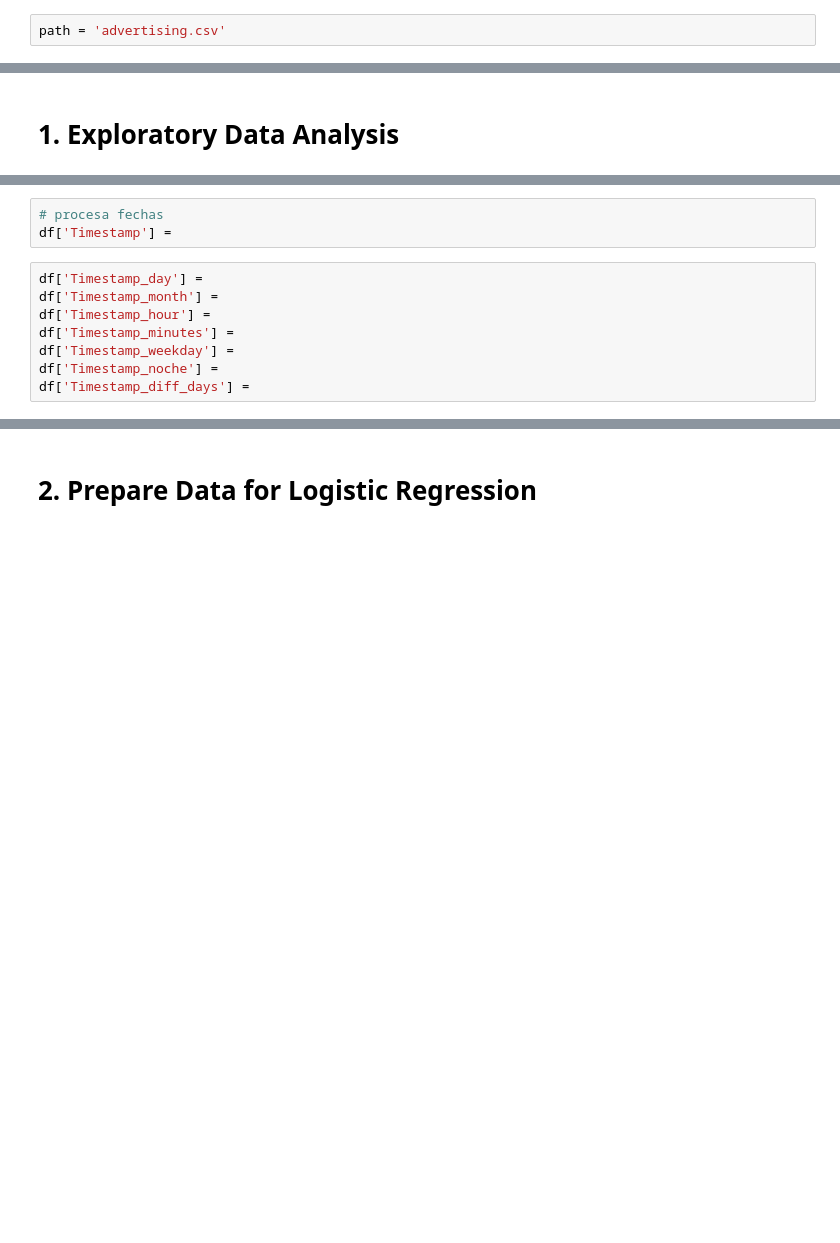
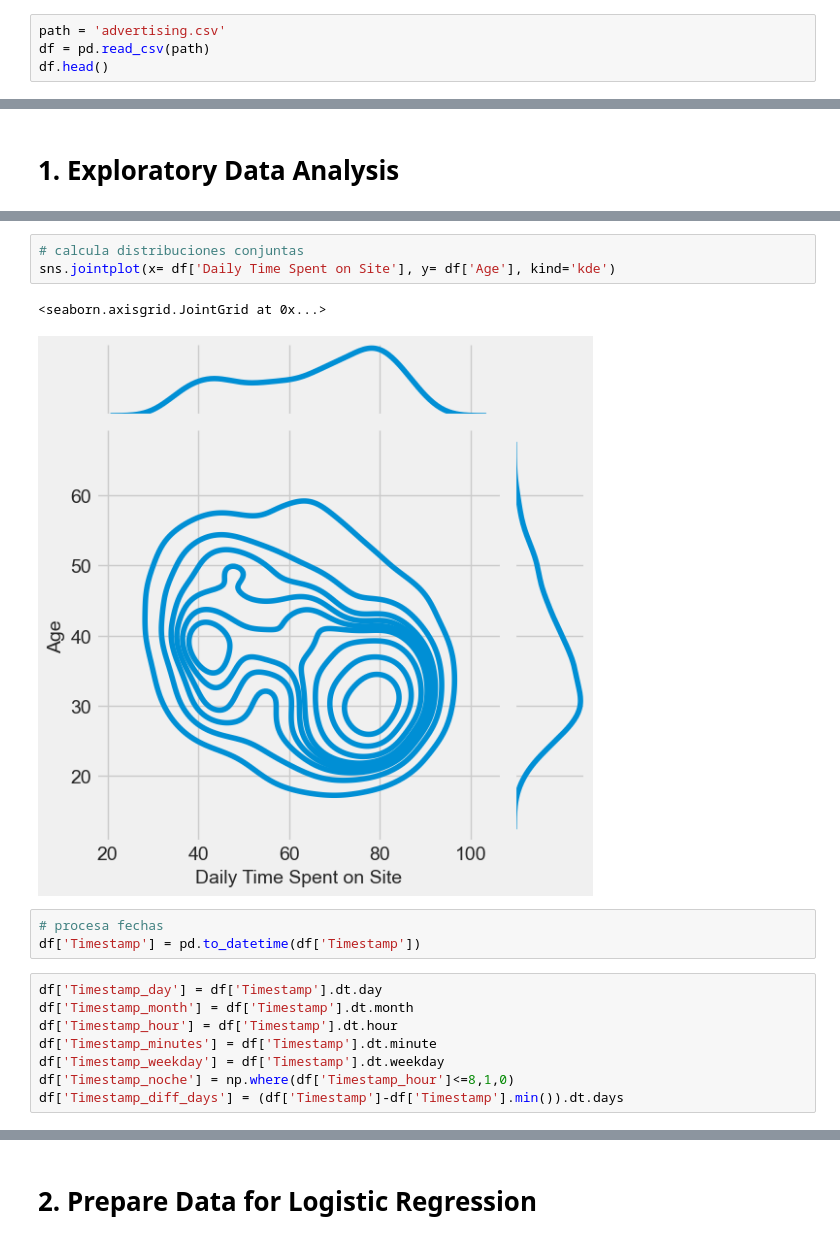
Before and after one commit to albertoromv/ds-nov23-thebridge, a Jupyter notebook: 3_Machine_learning/3.2_Supervisado/3.2.2_Logistic_Regression/Logistic-regression predict-ad-click - aula.ipynb, the cells around one changed output, grey strips where cells are left out. Saved outputs shown, nothing was run; the diff lists cells and outputs as text; blank space fills up the shorter version.

```diff
--- a/3_Machine_learning/3.2_Supervisado/3.2.2_Logistic_Regression/Logistic-regression predict-ad-click - aula.ipynb
+++ b/3_Machine_learning/3.2_Supervisado/3.2.2_Logistic_Regression/Logistic-regression predict-ad-click - aula.ipynb
@@ -28,6 +28,8 @@ plt.style.use("fivethirtyeight")
 ## Get the Data
 # %%
 path = 'advertising.csv'
+df = pd.read_csv(path)
+df.head()
 # %% [output]
 |  | Daily Time Spent on Site | Age | Area Income | Daily Internet Usage | Ad Topic Line | City | Male | ... |
 | 0 | 68.95 | 35 | 61833.90 | 256.09 | Cloned 5thgeneration orchestration | Wrightburgh | 0 | ... |
@@ -84,11 +85,17 @@ Name: Clicked on Ad, dtype: int64
+# %%
+# calcula distribuciones conjuntas
+sns.jointplot(x= df['Daily Time Spent on Site'], y= df['Age'], kind='kde')
+# %% [output]
+<seaborn.axisgrid.JointGrid at 0x...>
+[figure, added]
 # %%
 # procesa fechas
-df['Timestamp'] =
+df['Timestamp'] = pd.to_datetime(df['Timestamp'])
 # %%
-df['Timestamp_day'] =
-df['Timestamp_month'] =
-df['Timestamp_hour'] =
-df['Timestamp_minutes'] =
-df['Timestamp_weekday'] =
-df['Timestamp_noche'] =
-df['Timestamp_diff_days'] =
+df['Timestamp_day'] = df['Timestamp'].dt.day
+df['Timestamp_month'] = df['Timestamp'].dt.month
+df['Timestamp_hour'] = df['Timestamp'].dt.hour
+df['Timestamp_minutes'] = df['Timestamp'].dt.minute
+df['Timestamp_weekday'] = df['Timestamp'].dt.weekday
+df['Timestamp_noche'] = np.where(df['Timestamp_hour']<=8,1,0)
+df['Timestamp_diff_days'] = (df['Timestamp']-df['Timestamp'].min()).dt.days
```
Also changed, not shown: parts of 43 cells of this notebook, 8 other files.
